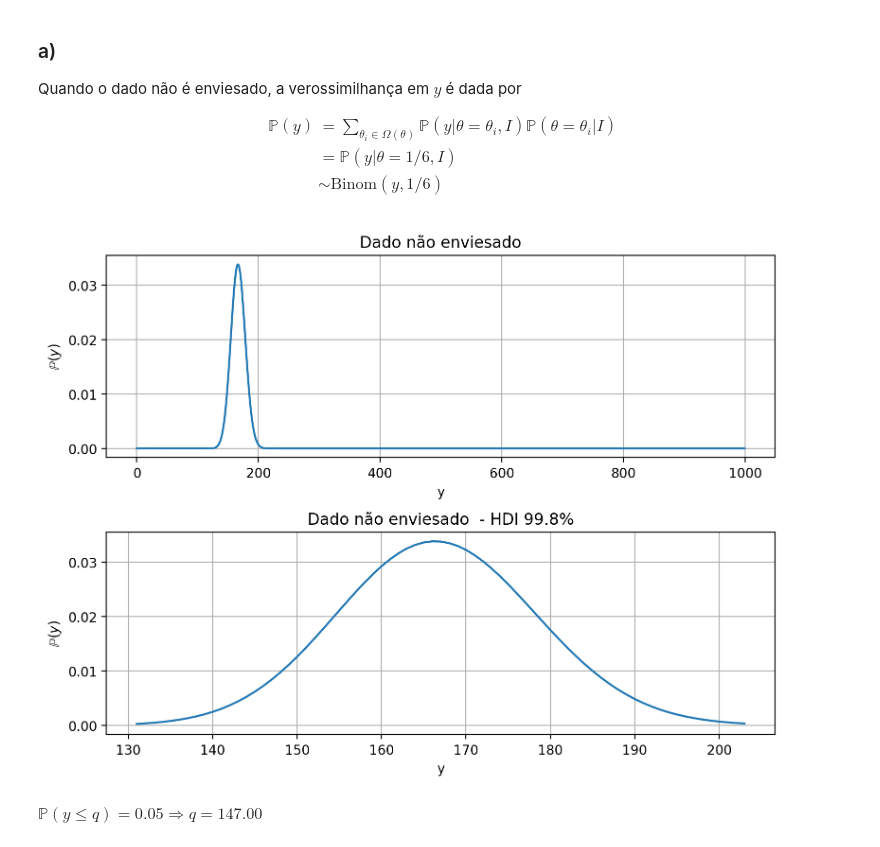
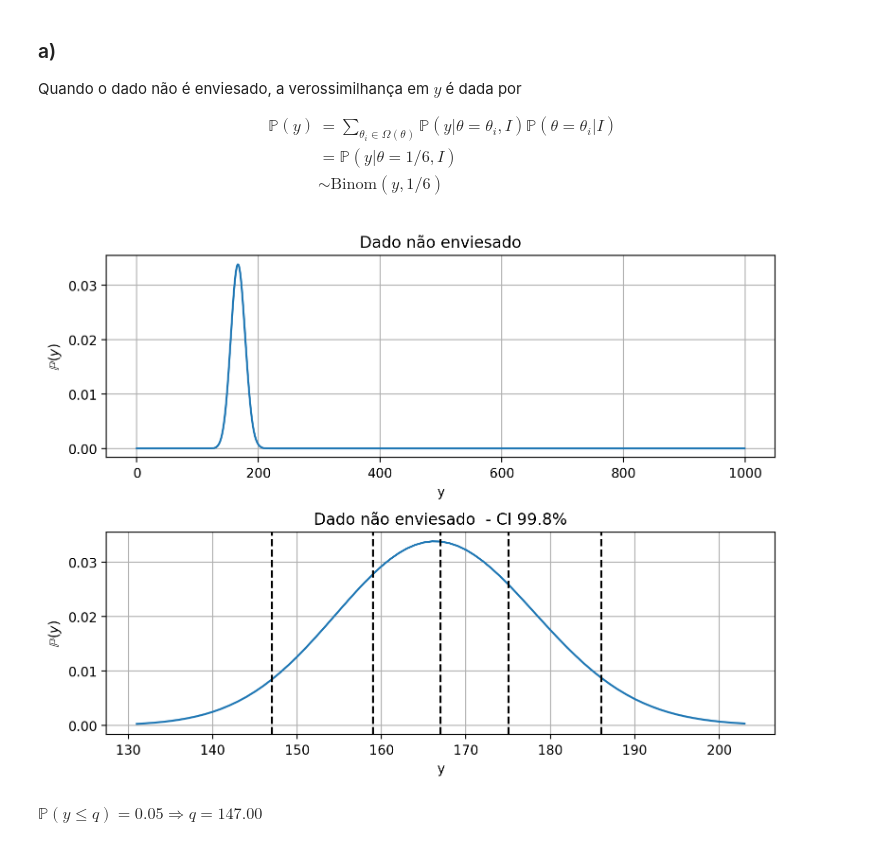
Before and after one commit to binado/statistics-problem-sets, a Jupyter notebook: notebooks/problem-set-2.ipynb, the cells around one changed output. Cells and saved outputs as stored; diff of their text form; code cells hidden in the pictures.

```diff
--- a/notebooks/problem-set-2.ipynb
+++ b/notebooks/problem-set-2.ipynb
@@ -32,19 +34,27 @@ Quando o dado não é enviesado, a verossimilhança em $y$ é dada por
 # %%
 n = 1000
 p = 1 / 6
 y = np.arange(n)
 zoomed_y = np.arange(binom.ppf(0.001, n, p), binom.ppf(0.999, n, p))
+
+# Quantiles
+qs = [0.05, 0.25, 0.50, 0.75, 0.95]
+quantiles = quantile(binom.pmf(y, n, p), y, qs, discrete=True)
+
 fig, axs = plt.subplots(2, 1, sharey=True, figsize=(8, 6))
 axs[0].plot(y, binom.pmf(y, n, p))
 axs[1].plot(zoomed_y, binom.pmf(zoomed_y, n, p))
+for q in quantiles:
+    axs[1].axvline(q, ls='--', c='k')
+
 for ax in axs:
     ax.grid()
     ax.set_xlabel('y')
     ax.set_ylabel(r'$\mathbb{P}(y)$')
 axs[0].set_title('Dado não enviesado')
-axs[1].set_title('Dado não enviesado  - HDI 99.8%')
+axs[1].set_title('Dado não enviesado  - CI 99.8%')
 fig.tight_layout()
 plt.show()
 # %% [output]
-[figure, old version]
+[figure, new version]
 # %%
```
Also changed, not shown: parts of 9 cells of this notebook.
